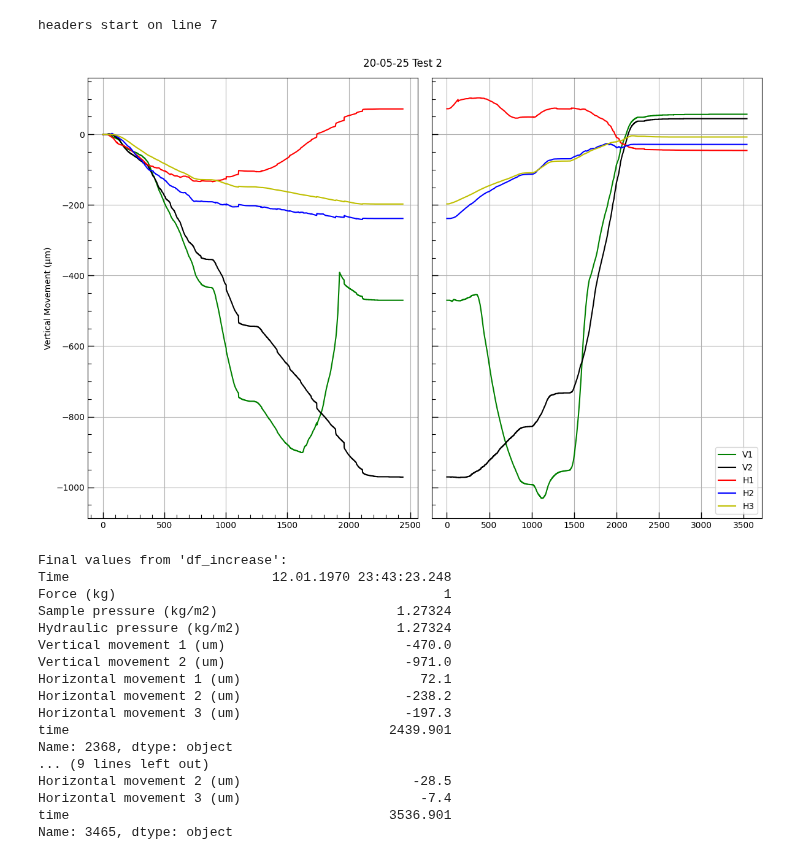
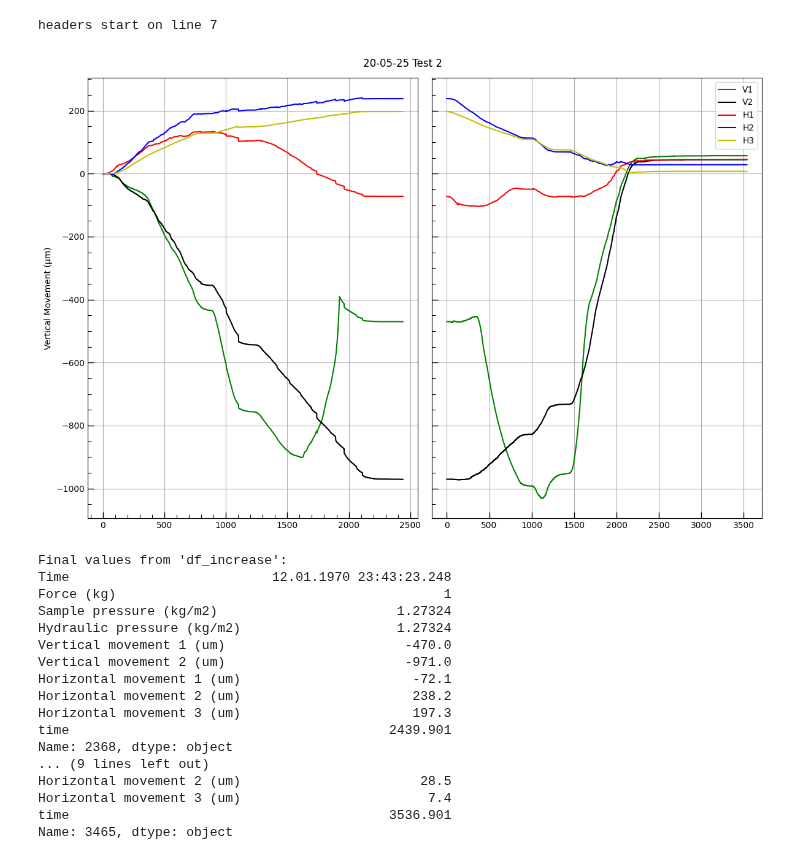
Before and after one commit to Brogan8813/strain-cell, a Jupyter notebook: PPMS_Data_and_Plotting/Data/PSI_P_cell/Plot_positions_all_vertical.ipynb, the cells around one changed output. Saved outputs shown, nothing was run; the diff lists cells and outputs as text; code cells hidden in the pictures.

```diff
--- a/PPMS_Data_and_Plotting/Data/PSI_P_cell/Plot_positions_all_vertical.ipynb
+++ b/PPMS_Data_and_Plotting/Data/PSI_P_cell/Plot_positions_all_vertical.ipynb
@@ -498,12 +512,19 @@ df_decrease['time'] = pd.to_datetime(df_decrease['Time'], format='%d.%m.%Y %H:%M
 df_increase['time'] = (df_increase['time'] - df_increase['time'].iloc[0]).dt.total_seconds()
 df_decrease['time'] = (df_decrease['time'] - df_decrease['time'].iloc[0]).dt.total_seconds()
 
-
+#swap polarity on terms
 df_decrease['Vertical movement 1 (um)'] = -df_decrease['Vertical movement 1 (um)']
 df_decrease['Vertical movement 2 (um)'] = -df_decrease['Vertical movement 2 (um)']
 df_increase['Vertical movement 1 (um)'] = -df_increase['Vertical movement 1 (um)']
 df_increase['Vertical movement 2 (um)'] = -df_increase['Vertical movement 2 (um)']
 
+#horizontal ones too
+df_decrease['Horizontal movement 1 (um)'] = -df_decrease['Horizontal movement 1 (um)']
+df_decrease['Horizontal movement 2 (um)'] = -df_decrease['Horizontal movement 2 (um)']
+df_decrease['Horizontal movement 3 (um)'] = -df_decrease['Horizontal movement 3 (um)']
+df_increase['Horizontal movement 1 (um)'] = -df_increase['Horizontal movement 1 (um)']
+df_increase['Horizontal movement 2 (um)'] = -df_increase['Horizontal movement 2 (um)']
+df_increase['Horizontal movement 3 (um)'] = -df_increase['Horizontal movement 3 (um)']
 
 #print(df_increase[['Time', 'elapsed_seconds']])
 #print(df_increase.columns.tolist())
@@ -566,34 +587,34 @@ axs[1].tick_params(axis='both', which='major',
                direction='in',       # ticks go inward
                length=7,             # length of major ticks
                width=1)
 
 # Customize minor ticks
 axs[1].tick_params(axis='both', which='minor',
                direction='in',       # ticks go inward
                length=4,             # length of minor ticks
                width=0.8)
 axs[1].grid('both')
 figsize=(2, 4)
 
 axs[1].legend()
 plt.suptitle('20-05-25 Test 2')
 plt.tight_layout()
 plt.show()
 
 
 # Final values from each column
 final_vals_increase = df_increase.iloc[-1]
 final_vals_decrease = df_decrease.iloc[-1]
 
 # Display results
 print("\nFinal values from 'df_increase':")
 print(final_vals_increase)
 
 print("\nFinal values from 'df_decrease':")
 print(final_vals_decrease)
 # %% [output]
 headers start on line 7
-[figure, old version]
+[figure, new version]
 Final values from 'df_increase':
 Time                          12.01.1970 23:43:23.248
 Force (kg)                                          1
@@ -601,14 +622,14 @@ Sample pressure (kg/m2)                       1.27324
 Hydraulic pressure (kg/m2)                    1.27324
 Vertical movement 1 (um)                       -470.0
 Vertical movement 2 (um)                       -971.0
-Horizontal movement 1 (um)                       72.1
-Horizontal movement 2 (um)                     -238.2
-Horizontal movement 3 (um)                     -197.3
+Horizontal movement 1 (um)                      -72.1
+Horizontal movement 2 (um)                      238.2
+Horizontal movement 3 (um)                      197.3
 time                                         2439.901
 Name: 2368, dtype: object
 ... (9 lines left out)
-Horizontal movement 2 (um)                      -28.5
-Horizontal movement 3 (um)                       -7.4
+Horizontal movement 2 (um)                       28.5
+Horizontal movement 3 (um)                        7.4
 time                                         3536.901
 Name: 3465, dtype: object
 # %%
```
Also changed, not shown: parts of 5 cells of this notebook, 10 other files.
